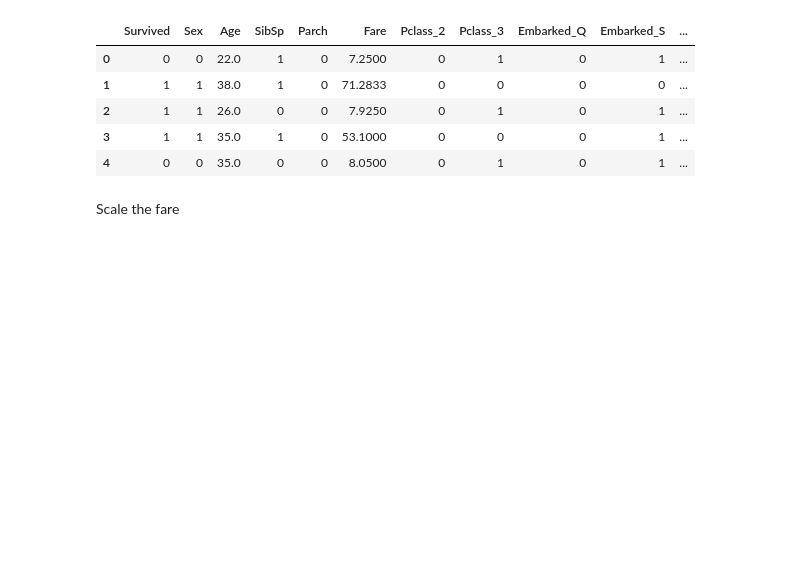
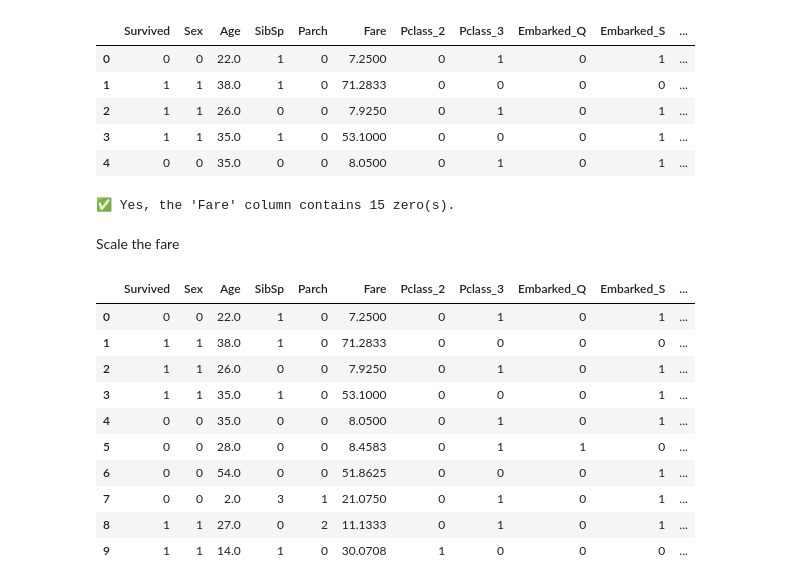
Before and after one commit to devshafi/Practical-DL, a Jupyter notebook: lesson3/titanic_survivor.ipynb, the cells around one changed output. Drawn from its saved outputs; the diff is of its cells as text; code cells hidden in the pictures; blank space fills up the shorter version.

```diff
--- a/lesson3/titanic_survivor.ipynb
+++ b/lesson3/titanic_survivor.ipynb
@@ -177,9 +181,35 @@ df.head()
 | 2 | 1 | 1 | 26.0 | 0 | 0 | 7.9250 | 0 | 1 | 0 | 1 | ... |
 | 3 | 1 | 1 | 35.0 | 1 | 0 | 53.1000 | 0 | 0 | 0 | 1 | ... |
 | 4 | 0 | 0 | 35.0 | 0 | 0 | 8.0500 | 0 | 1 | 0 | 1 | ... |
+# %%
+# Check for zeros in the 'Fare' column
+zero_count = (df['Fare'] == 0).sum()
+
+if zero_count > 0:
+    print(f"✅ Yes, the 'Fare' column contains {zero_count} zero(s).")
+else:
+    print("✅ No zeros found in the 'Fare' column.")
+# %% [output]
+✅ Yes, the 'Fare' column contains 15 zero(s).
+# %%
+#remove Fare 0
+df_cleaned = df[df['Fare'] != 0].copy()
+df = df_cleaned
 # %% [markdown]
 Scale the fare
 # %%
 import numpy as np
-df['Lof_Fare'] = np.log10(df['Fare'])
+df['Log_Fare'] = np.log10(df['Fare'])
 df.head(10)
+# %% [output]
+|  | Survived | Sex | Age | SibSp | Parch | Fare | Pclass_2 | Pclass_3 | Embarked_Q | Embarked_S | ... |
+| 0 | 0 | 0 | 22.0 | 1 | 0 | 7.2500 | 0 | 1 | 0 | 1 | ... |
+| 1 | 1 | 1 | 38.0 | 1 | 0 | 71.2833 | 0 | 0 | 0 | 0 | ... |
+| 2 | 1 | 1 | 26.0 | 0 | 0 | 7.9250 | 0 | 1 | 0 | 1 | ... |
+| 3 | 1 | 1 | 35.0 | 1 | 0 | 53.1000 | 0 | 0 | 0 | 1 | ... |
+| 4 | 0 | 0 | 35.0 | 0 | 0 | 8.0500 | 0 | 1 | 0 | 1 | ... |
+| 5 | 0 | 0 | 28.0 | 0 | 0 | 8.4583 | 0 | 1 | 1 | 0 | ... |
+| 6 | 0 | 0 | 54.0 | 0 | 0 | 51.8625 | 0 | 0 | 0 | 1 | ... |
+| 7 | 0 | 0 | 2.0 | 3 | 1 | 21.0750 | 0 | 1 | 0 | 1 | ... |
+| 8 | 1 | 1 | 27.0 | 0 | 2 | 11.1333 | 0 | 1 | 0 | 1 | ... |
+| 9 | 1 | 1 | 14.0 | 1 | 0 | 30.0708 | 1 | 0 | 0 | 0 | ... |
```
Also changed, not shown: parts of 10 cells of this notebook.
